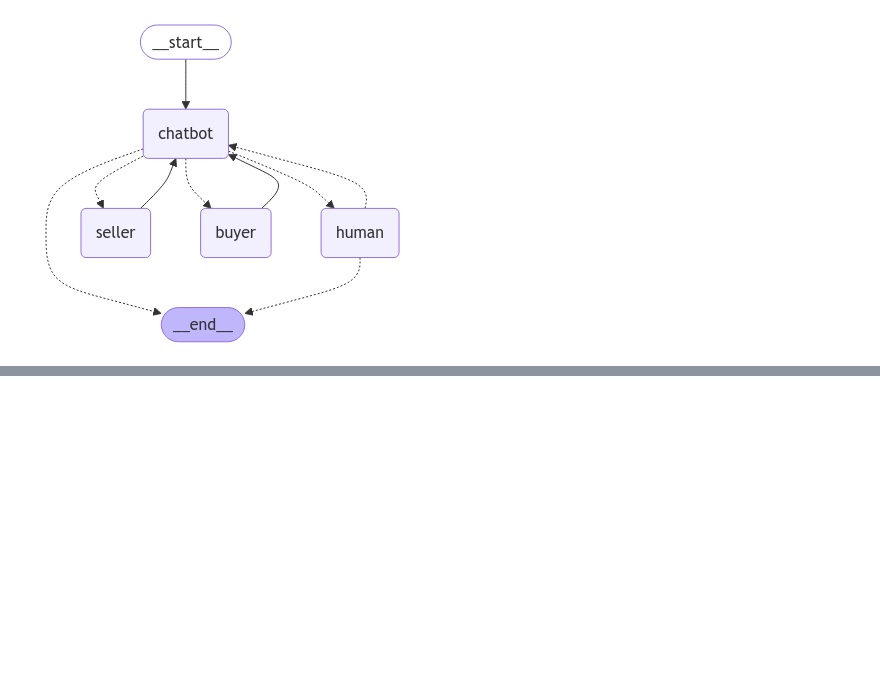
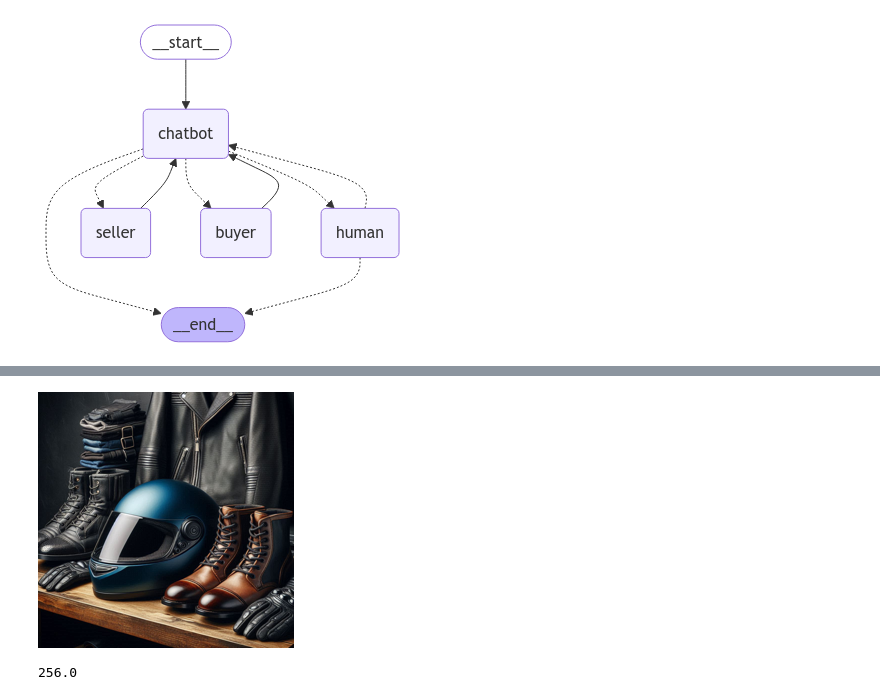
Before and after one commit to lior0110/motorcycle-store-bot, a Jupyter notebook: motorcycle-store-bot.ipynb, the cells around one changed output, grey strips where cells are left out. Saved outputs shown, nothing was run; the diff lists cells and outputs as text; code cells hidden in the pictures; blank space fills up the shorter version.

```diff
--- a/motorcycle-store-bot.ipynb
+++ b/motorcycle-store-bot.ipynb
@@ -688,3 +745,27 @@ to END
+# %%
+image_path = stock_df.loc[0,"image_path"]
+
+# Display the image
+
+# display(Image(image_path))
+
+# Open the image file
+img = Image.open(image_path)
+
+# Resize the image (optional)
+# img_resized = img.resize((300, 300))  # Adjust the size as needed
+img_resized = img.resize((img._size[0]//4, img._size[1]//4))  # Adjust the size as needed
+
+# Display the image
+# display(img)
+display(img_resized)
+# %% [output]
+[figure, added]
+# %%
+
+img._size[0]/4
+# %% [output]
+256.0
 # %%
 
 # Initialize the Gemini model
```
Also changed, not shown: parts of 3 cells of this notebook.
